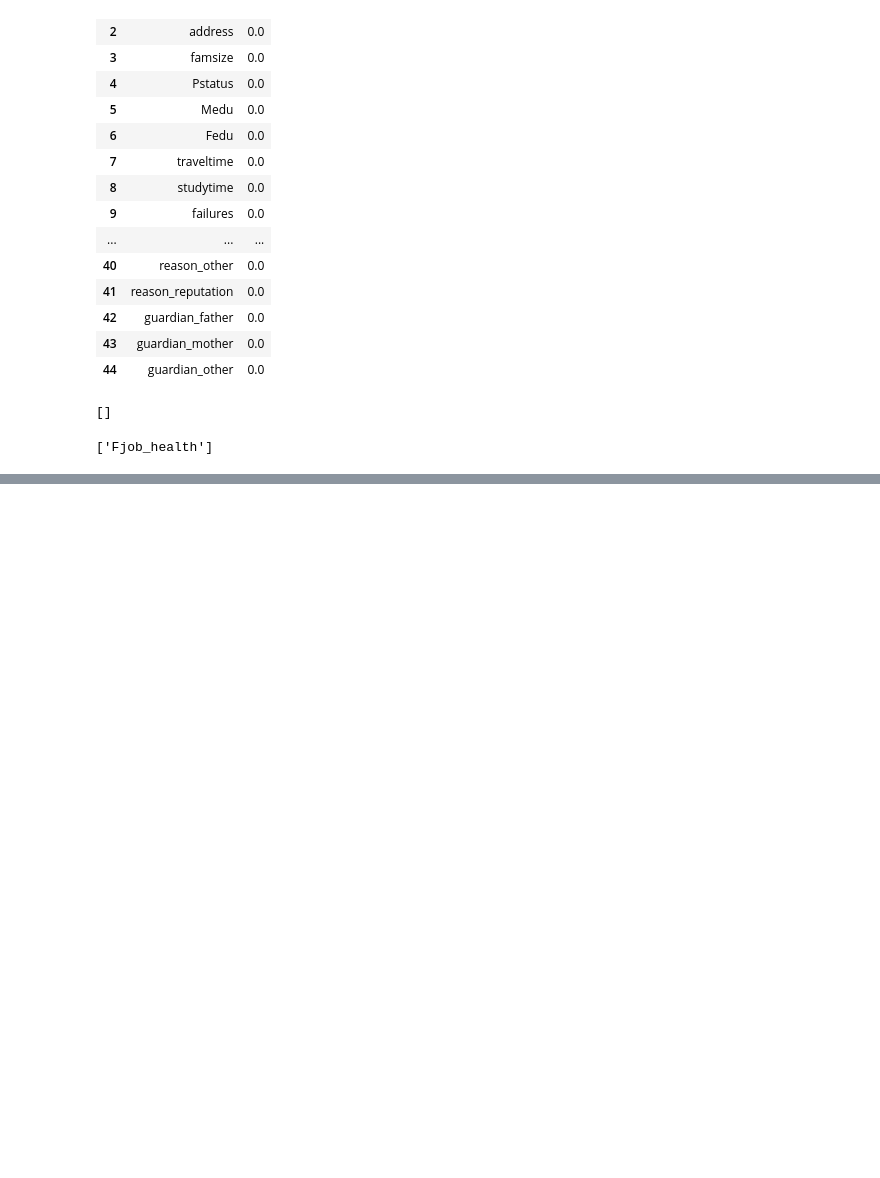
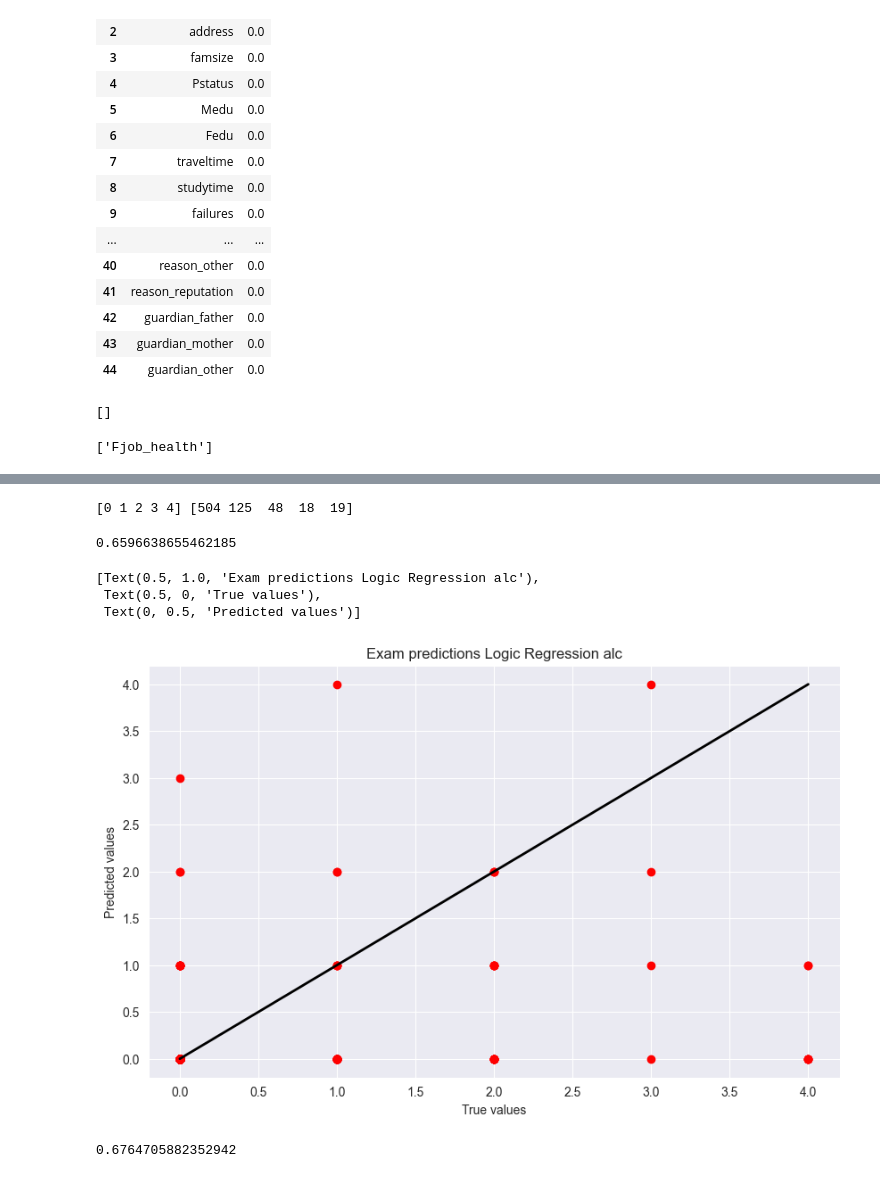
Before and after one commit to ViKarp/students, a Jupyter notebook: Analis.ipynb, the cells around one changed output, grey strips where cells are left out. Drawn from its saved outputs; the diff is of its cells as text; code cells hidden in the pictures; blank space fills up the shorter version.

```diff
--- a/Analis.ipynb
+++ b/Analis.ipynb
@@ -448,0 +604,43 @@ tree_class_model.score(mX_test_1,mY_test_1)
+# %%
+#Разбиение на Train Test для классификации.
+delete = ["Dalc","Walc"] #  "G1","G2","G3" или "G2","G3" или "G3"
+target = ["Dalc"]
+
+lab = preprocessing.LabelEncoder()
+mX_train = train_df.drop(delete, axis = 1)
+mY_train = train_df[target]
+mX_test = test_df.drop(delete, axis = 1)
+mY_test = test_df[target]
+mY_train = lab.fit_transform(mY_train)
+mY_test = lab.fit_transform(mY_test)
+# %%
+unique_values, counts = np.unique(mY_train, return_counts=True)
+print(unique_values,counts)
+# %% [output]
+[0 1 2 3 4] [504 125  48  18  19]
+# %%
+Logic_model_alc = LogisticRegression()
+Logic_model_alc.fit(mX_train, mY_train)
+Logic_model_alc_predict = Logic_model_alc.predict(mX_test)
+Logic_model_alc.score(mX_test,mY_test)
+# %% [output]
+0.6596638655462185
+# %%
+x_l = np.linspace(0,4,100)
+y_l = x_l
+fig, g1 = plt.subplots(1,1,figsize=(10,6))
+g1.scatter(mY_test,Logic_model_alc_predict, c='r')
+g1.plot(x_l, y_l, c='black', linewidth=2)
+g1.set(title='Exam predictions Logic Regression alc', xlabel='True values', ylabel='Predicted values')
+# %% [output]
+[Text(0.5, 1.0, 'Exam predictions Logic Regression alc'),
+ Text(0.5, 0, 'True values'),
+ Text(0, 0.5, 'Predicted values')]
+[figure, added]
+# %%
+tree_class_model_alc = DecisionTreeClassifier(max_depth=6, min_samples_leaf=5)
+tree_class_model_alc.fit(mX_train, mY_train)
+tree_model_alc_predict = tree_class_model_alc.predict(mX_test)
+tree_class_model_alc.score(mX_test,mY_test)
+# %% [output]
+0.6764705882352942
```
Also changed, not shown: parts of 39 cells of this notebook.
